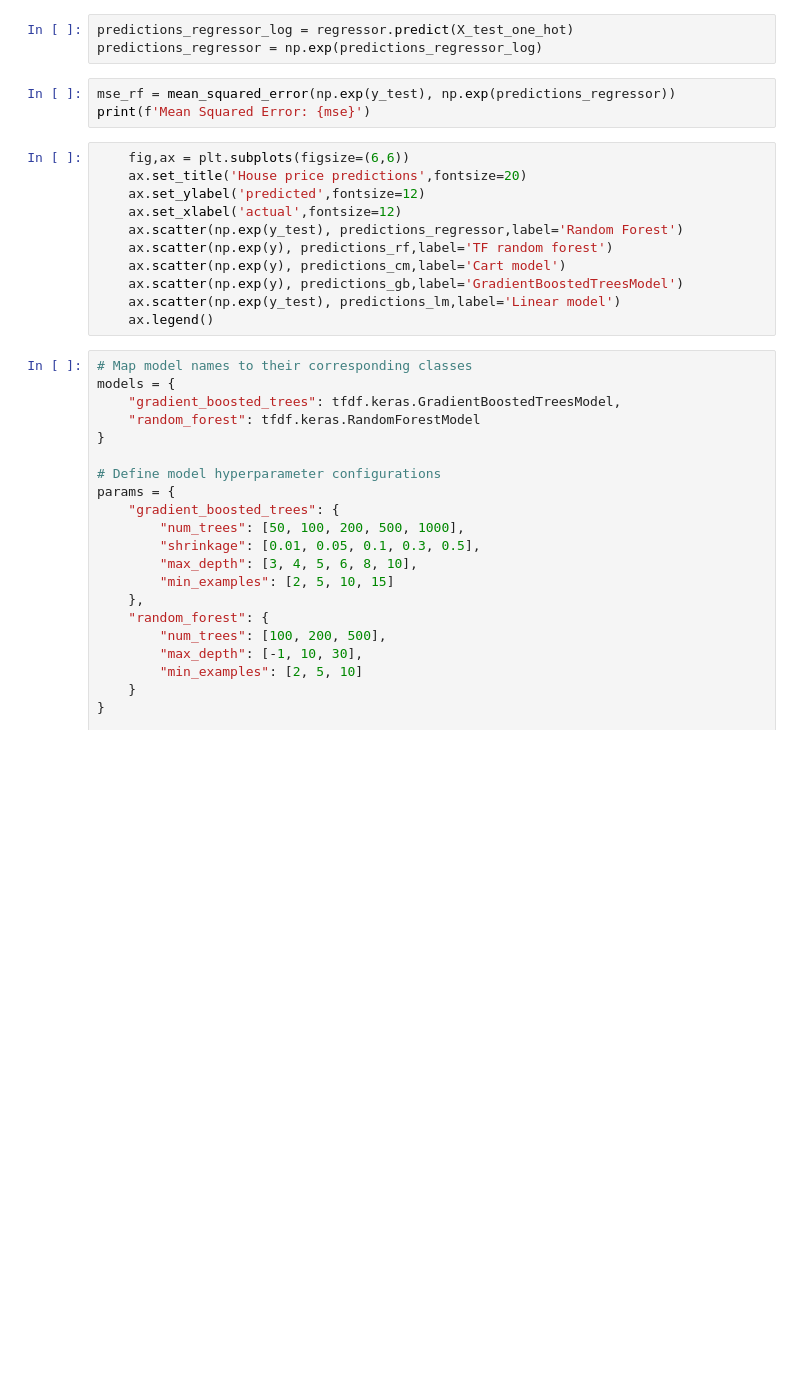
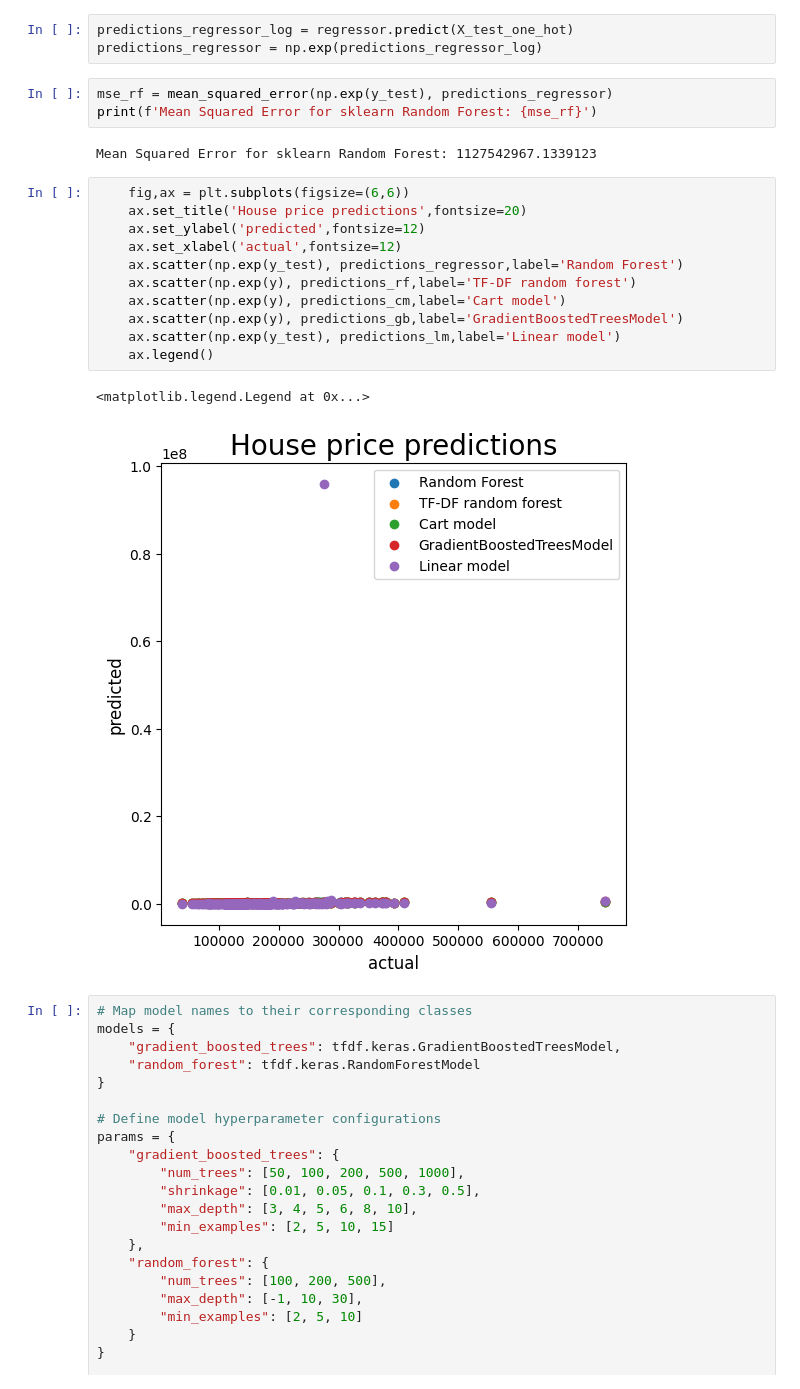
Before and after one commit to PeriStern/House-Prices-Advanced-Regression, a Jupyter notebook: notebooks/03_model_training.ipynb, the cells around one changed output. Drawn from its saved outputs; the diff is of its cells as text; blank space fills up the shorter version.

Commit message:
changed code for all rmse to fix error

```diff
--- a/notebooks/03_model_training.ipynb
+++ b/notebooks/03_model_training.ipynb
@@ -145,19 +241,24 @@ regressor.fit(X_train_one_hot, y_train)
 predictions_regressor_log = regressor.predict(X_test_one_hot)
 predictions_regressor = np.exp(predictions_regressor_log)
 # %%
-mse_rf = mean_squared_error(np.exp(y_test), np.exp(predictions_regressor))
-print(f'Mean Squared Error: {mse}')
+mse_rf = mean_squared_error(np.exp(y_test), predictions_regressor)
+print(f'Mean Squared Error for sklearn Random Forest: {mse_rf}')
+# %% [output]
+Mean Squared Error for sklearn Random Forest: 1127542967.1339123
 # %%
     fig,ax = plt.subplots(figsize=(6,6))
     ax.set_title('House price predictions',fontsize=20)
     ax.set_ylabel('predicted',fontsize=12)
     ax.set_xlabel('actual',fontsize=12)
     ax.scatter(np.exp(y_test), predictions_regressor,label='Random Forest')
-    ax.scatter(np.exp(y), predictions_rf,label='TF random forest')
+    ax.scatter(np.exp(y), predictions_rf,label='TF-DF random forest')
     ax.scatter(np.exp(y), predictions_cm,label='Cart model')
     ax.scatter(np.exp(y), predictions_gb,label='GradientBoostedTreesModel')
     ax.scatter(np.exp(y_test), predictions_lm,label='Linear model')
     ax.legend()
+# %% [output]
+<matplotlib.legend.Legend at 0x...>
+[figure, added]
 # %%
 # Map model names to their corresponding classes
 models = {
```
Also changed, not shown: parts of 30 cells of this notebook.
